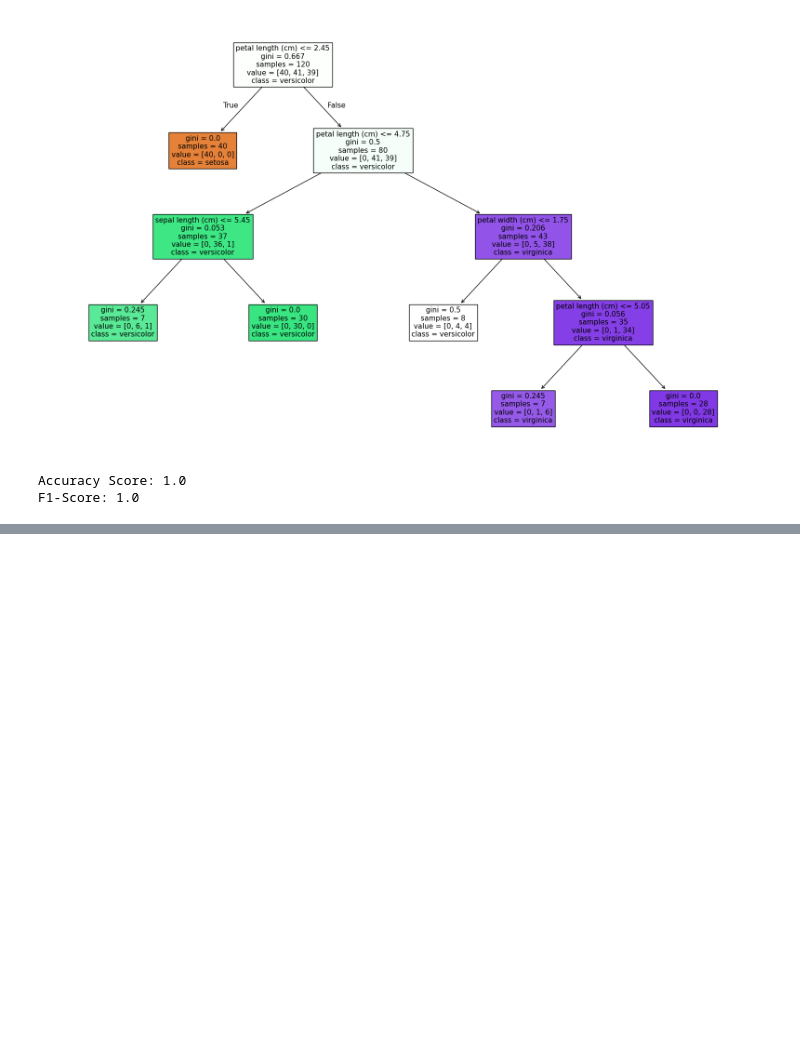
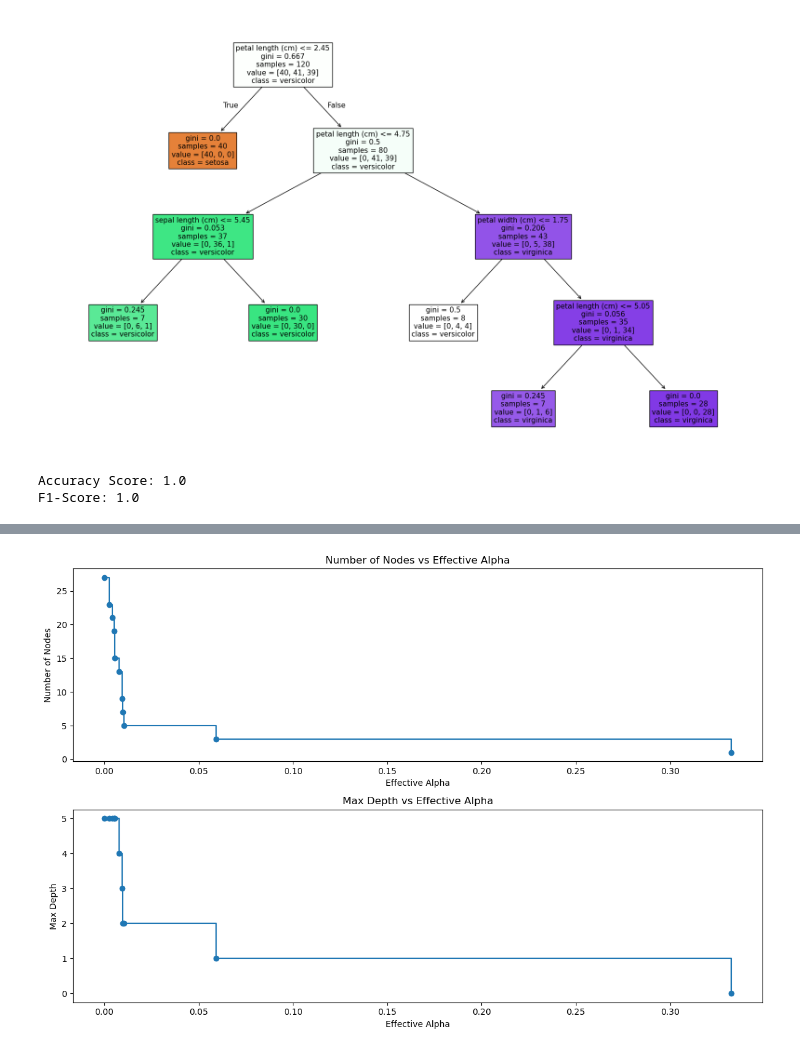
Before and after one commit to Erfan-Taherirani/Personal_ML_Notes, a Jupyter notebook: supervised_learning/classification/Tree_Based_Algorithms/DecisionTree.ipynb, the cells around one changed output, grey strips where cells are left out. Cells and saved outputs as stored; diff of their text form; code cells hidden in the pictures; blank space fills up the shorter version.

```diff
--- a/supervised_learning/classification/Tree_Based_Algorithms/DecisionTree.ipynb
+++ b/supervised_learning/classification/Tree_Based_Algorithms/DecisionTree.ipynb
@@ -179,0 +209,31 @@ load_iris(as_frame=True).
+# %%
+# train models with different ccp_alpha
+trees = []
+for ccp_alpha in ccp_alphas:
+    tree = DecisionTreeClassifier(criterion="gini", random_state=42, ccp_alpha=ccp_alpha)
+    tree.fit(X_train, y_train)
+    trees.append(tree)
+# %%
+n_nodes = [tree.tree_.node_count for tree in trees]
+trees_depths = [tree.tree_.max_depth for tree in trees]
+
+_, (ax1, ax2) = plt.subplots(nrows=2, figsize=(12, 8))
+
+ax1.plot(ccp_alphas, n_nodes, marker="o", drawstyle="steps-post")
+ax1.set(
+    title="Number of Nodes vs Effective Alpha",
+    ylabel="Number of Nodes",
+    xlabel="Effective Alpha"
+)
+
+ax2.plot(ccp_alphas, trees_depths, marker="o", drawstyle="steps-post")
+ax2.set(
+    title="Max Depth vs Effective Alpha",
+    ylabel="Max Depth",
+    xlabel="Effective Alpha"
+)
+
+plt.tight_layout()
+plt.show()
+# %% [output]
+[figure, added]
```
Also changed, not shown: parts of 14 cells of this notebook, 3 other files.
